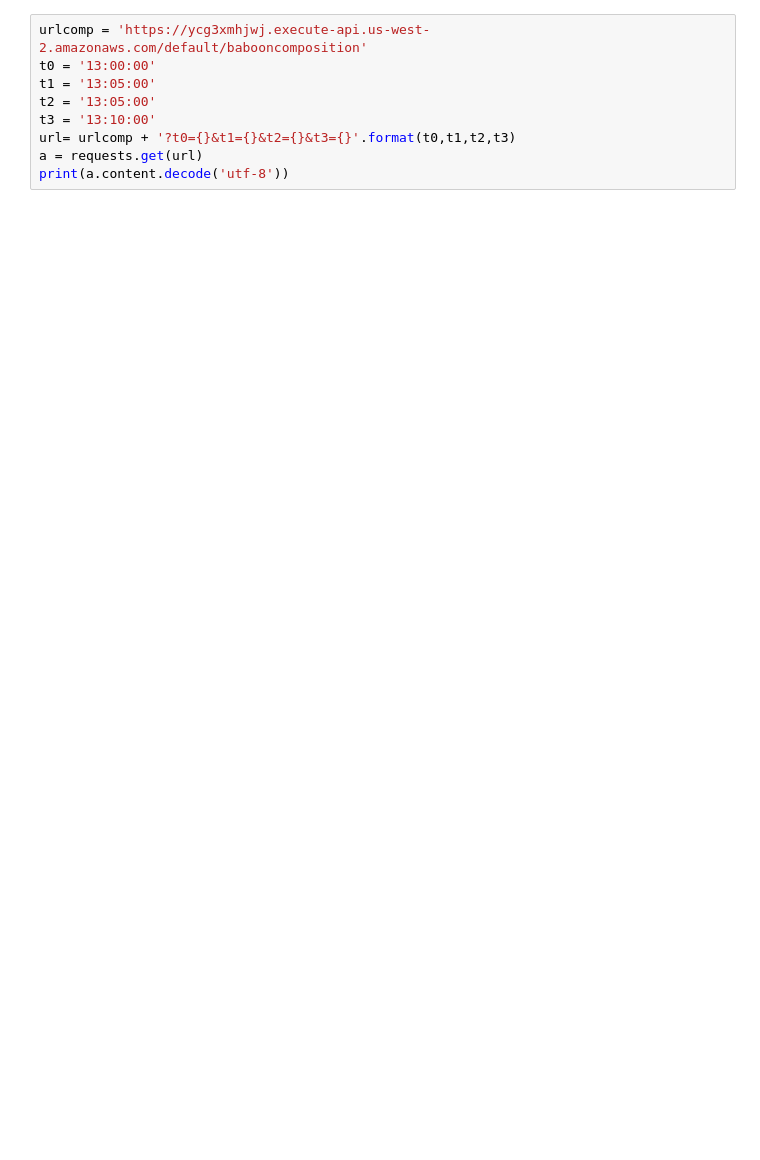
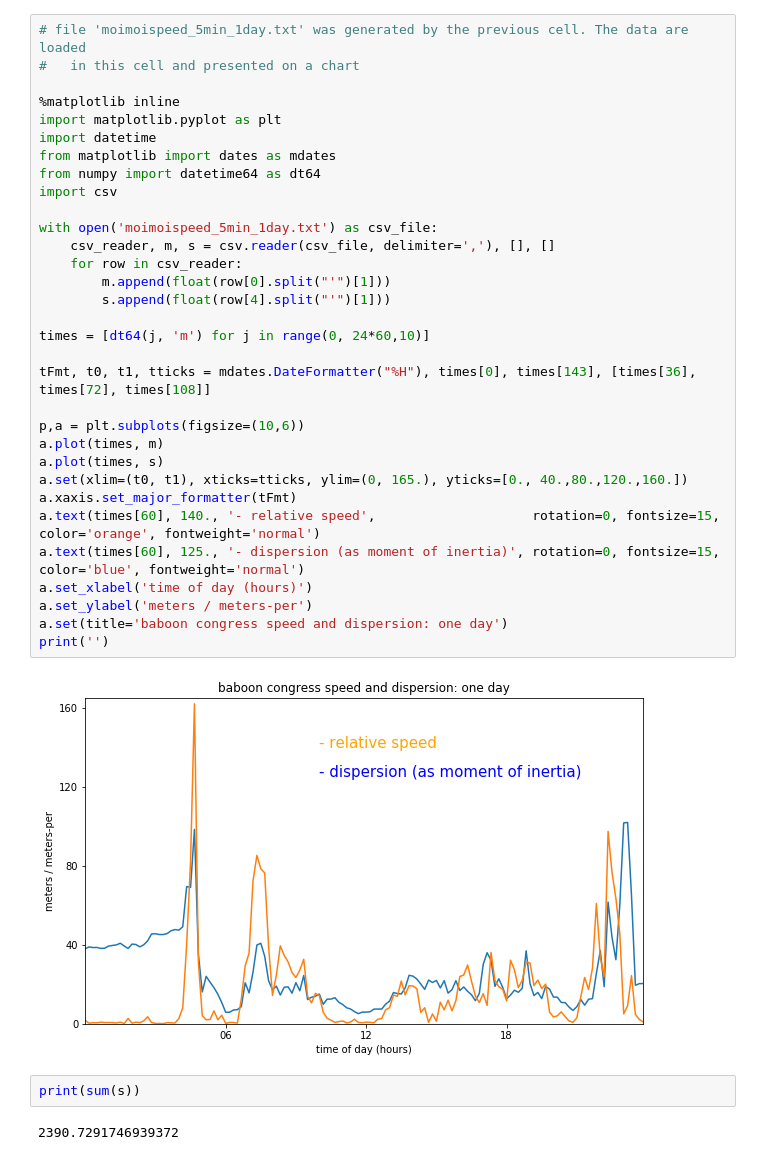
Before and after one commit to robfatland/zero2x, a Jupyter notebook: Zero2APIClient.ipynb, the cells around one changed output. Saved outputs shown, nothing was run; the diff lists cells and outputs as text; blank space fills up the shorter version.

```diff
--- a/Zero2APIClient.ipynb
+++ b/Zero2APIClient.ipynb
@@ -249,9 +236,38 @@ https://ycg3xmhjwj.execute-api.us-west-2.amazonaws.com/default/babooncomposition
-# %%
-urlcomp = 'https://ycg3xmhjwj.execute-api.us-west-2.amazonaws.com/default/babooncomposition'
-t0 = '13:00:00'
-t1 = '13:05:00'
-t2 = '13:05:00'
-t3 = '13:10:00'
-url= urlcomp + '?t0={}&t1={}&t2={}&t3={}'.format(t0,t1,t2,t3)
-a = requests.get(url)
-print(a.content.decode('utf-8'))
+# %%
+# file 'moimoispeed_5min_1day.txt' was generated by the previous cell. The data are loaded
+#   in this cell and presented on a chart
+
+%matplotlib inline
+import matplotlib.pyplot as plt
+import datetime
+from matplotlib import dates as mdates
+from numpy import datetime64 as dt64
+import csv
+
+with open('moimoispeed_5min_1day.txt') as csv_file:
+    csv_reader, m, s = csv.reader(csv_file, delimiter=','), [], []
+    for row in csv_reader:
+        m.append(float(row[0].split("'")[1]))
+        s.append(float(row[4].split("'")[1]))
+
+times = [dt64(j, 'm') for j in range(0, 24*60,10)]
+
+tFmt, t0, t1, tticks = mdates.DateFormatter("%H"), times[0], times[143], [times[36], times[72], times[108]]
+
+p,a = plt.subplots(figsize=(10,6))
+a.plot(times, m)
+a.plot(times, s)
+a.set(xlim=(t0, t1), xticks=tticks, ylim=(0, 165.), yticks=[0., 40.,80.,120.,160.])
+a.xaxis.set_major_formatter(tFmt)
+a.text(times[60], 140., '- relative speed',                    rotation=0, fontsize=15, color='orange', fontweight='normal')
+a.text(times[60], 125., '- dispersion (as moment of inertia)', rotation=0, fontsize=15, color='blue', fontweight='normal')
+a.set_xlabel('time of day (hours)')
+a.set_ylabel('meters / meters-per')
+a.set(title='baboon congress speed and dispersion: one day')
+print('')
+# %% [output]
+[figure, added]
+# %%
+print(sum(s))
+# %% [output]
+2390.7291746939372
```
Also changed, not shown: parts of 16 cells of this notebook, 1 other file.
